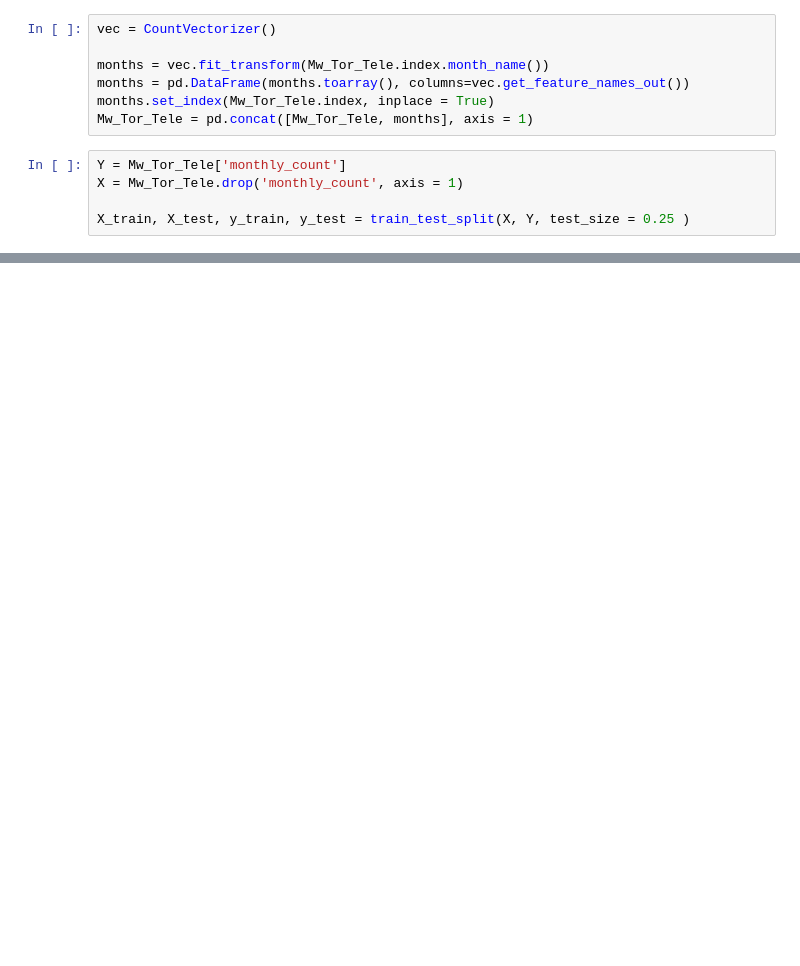
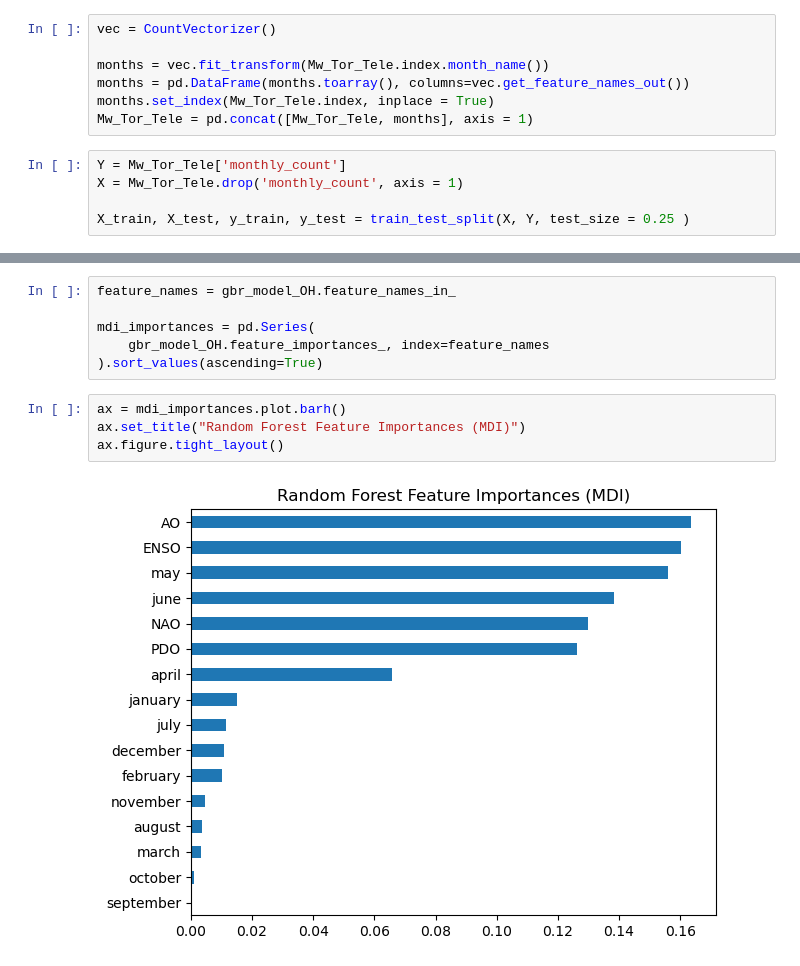
Before and after one commit to ArcticOctopi/ATMS-523-Module-6, a Jupyter notebook: Park-solution.ipynb, the cells around one changed output, grey strips where cells are left out. Drawn from its saved outputs; the diff is of its cells as text; blank space fills up the shorter version.

```diff
--- a/Park-solution.ipynb
+++ b/Park-solution.ipynb
@@ -268,0 +204,12 @@ Text(0, 0.5, 'Tornado Counts observed')
+# %%
+feature_names = gbr_model_OH.feature_names_in_
+
+mdi_importances = pd.Series(
+    gbr_model_OH.feature_importances_, index=feature_names
+).sort_values(ascending=True)
+# %%
+ax = mdi_importances.plot.barh()
+ax.set_title("Random Forest Feature Importances (MDI)")
+ax.figure.tight_layout()
+# %% [output]
+[figure, added]
```
Also changed, not shown: parts of 19 cells of this notebook.
